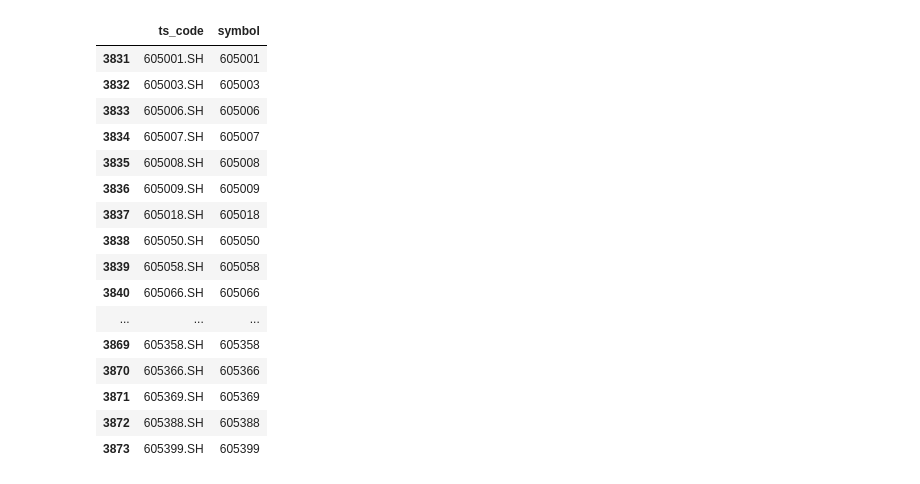
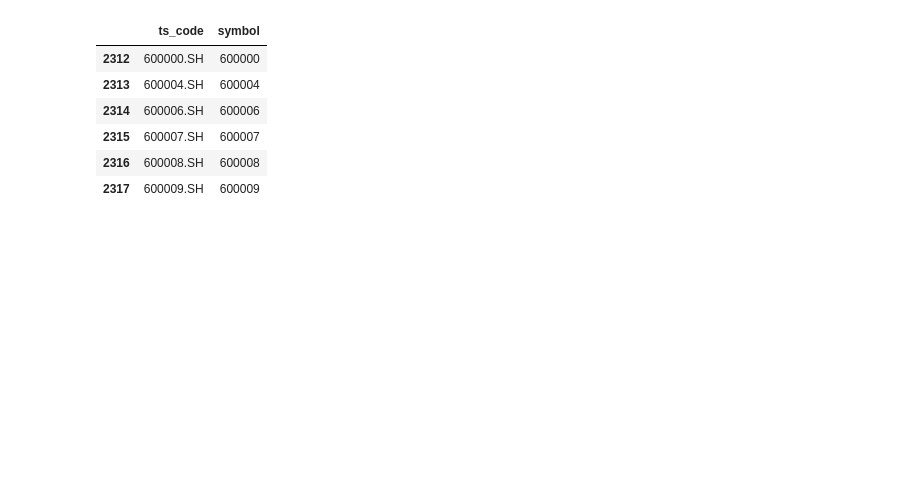
Before and after one commit to Yusheng0313/JNB_WS, a Jupyter notebook: STOCK/BAT_RSI.ipynb, the cells around one changed output. Saved outputs shown, nothing was run; the diff lists cells and outputs as text; code cells hidden in the pictures; blank space fills up the shorter version.

```diff
--- a/STOCK/BAT_RSI.ipynb
+++ b/STOCK/BAT_RSI.ipynb
@@ -28,26 +28,16 @@ def read_stock_list():
 # %%
 df_stock_list = read_stock_list()
 # %%
-df_symbol = df_stock_list.loc[df_stock_list["ts_code"].str.startswith('605'),['ts_code','symbol']]
+df_symbol = df_stock_list.loc[df_stock_list["ts_code"].str.startswith('60000'),['ts_code','symbol']]
 df_symbol
 # %% [output]
 |  | ts_code | symbol |
-| 3831 | 605001.SH | 605001 |
-| 3832 | 605003.SH | 605003 |
-| 3833 | 605006.SH | 605006 |
-| 3834 | 605007.SH | 605007 |
-| 3835 | 605008.SH | 605008 |
-| 3836 | 605009.SH | 605009 |
-| 3837 | 605018.SH | 605018 |
-| 3838 | 605050.SH | 605050 |
-| 3839 | 605058.SH | 605058 |
-| 3840 | 605066.SH | 605066 |
-| ... | ... | ... |
-| 3869 | 605358.SH | 605358 |
-| 3870 | 605366.SH | 605366 |
-| 3871 | 605369.SH | 605369 |
-| 3872 | 605388.SH | 605388 |
-| 3873 | 605399.SH | 605399 |
+| 2312 | 600000.SH | 600000 |
+| 2313 | 600004.SH | 600004 |
+| 2314 | 600006.SH | 600006 |
+| 2315 | 600007.SH | 600007 |
+| 2316 | 600008.SH | 600008 |
+| 2317 | 600009.SH | 600009 |
 # %%
 df_result = pd.DataFrame()
 df_all = read_newyear()
```
Also changed, not shown: parts of 2 cells of this notebook, 7 other files.
